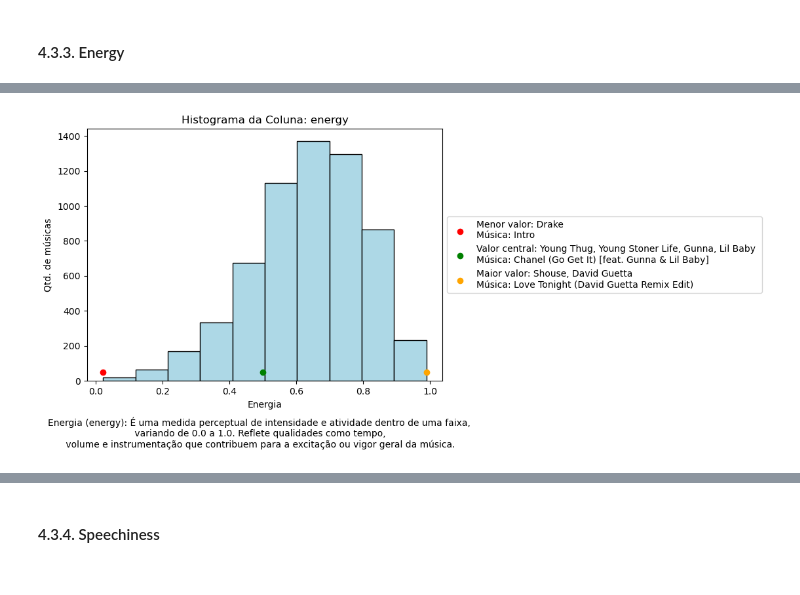
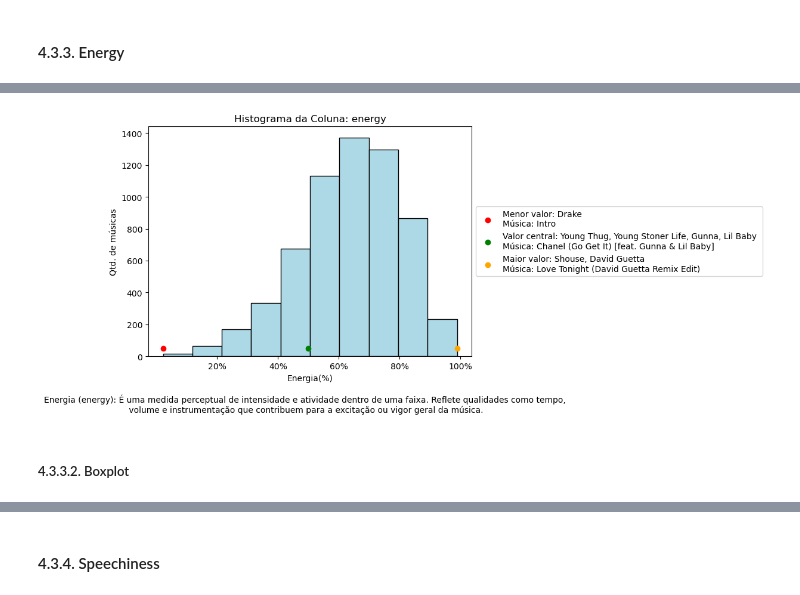
Before and after one commit to EandroC/ExplorandoPrincipaisMusicasDoSpotify, a Jupyter notebook: Analise.ipynb, the cells around one changed output, grey strips where cells are left out. Drawn from its saved outputs; the diff is of its cells as text; code cells hidden in the pictures.

```diff
--- a/Analise.ipynb
+++ b/Analise.ipynb
@@ -630,23 +644,26 @@ plt.show()
 # %%
 coluna = 'energy'
 minimo, central, maximo, min_musica, central_musica, max_musica = calculo_resumos(dados_sem_duplicatas,
                                                                                  coluna)
 plt.figure(figsize=(7, 5))
 
 plt.hist(dados_sem_duplicatas['energy'], bins=10, color='lightblue', edgecolor='black')
 
 plt.scatter(minimo, 50, color='red', label=f'Menor valor: {min_musica[0]} \nMúsica: {min_musica[1]}')
 plt.scatter(central, 50, color='green', label=f'Valor central: {central_musica[0]} \nMúsica: {central_musica[1]}')
 plt.scatter(maximo, 50, color='orange', label=f'Maior valor: {max_musica[0]} \nMúsica: {max_musica[1]}')
 
-plt.xlabel('Energia')
+plt.xlabel('Energia(%)')
 plt.ylabel('Qtd. de músicas')
 plt.title(f'Histograma da Coluna: {coluna}')
+plt.xticks([0.2, 0.4, 0.6, 0.8, 1.0], ['20%', '40%', '60%', '80%', '100%'])
 
-description = f"Energia ({coluna}): É uma medida perceptual de intensidade e atividade dentro de uma faixa,\n variando de 0.0 a 1.0. Reflete qualidades como tempo,\n volume e instrumentação que contribuem para a excitação ou vigor geral da música."
+description = f"Energia ({coluna}): É uma medida perceptual de intensidade e atividade dentro de uma faixa. Reflete qualidades como tempo,\n volume e instrumentação que contribuem para a excitação ou vigor geral da música."
 plt.figtext(0.5, -0.05, description, horizontalalignment='center', verticalalignment='center')
 
 plt.legend(loc='center left', bbox_to_anchor=(1, 0.5))
 plt.show()
 # %% [output]
-[figure, old version]
+[figure, new version]
+# %% [markdown]
+##### 4\.3\.3\.2\. Boxplot
```
Also changed, not shown: parts of 23 cells of this notebook.
